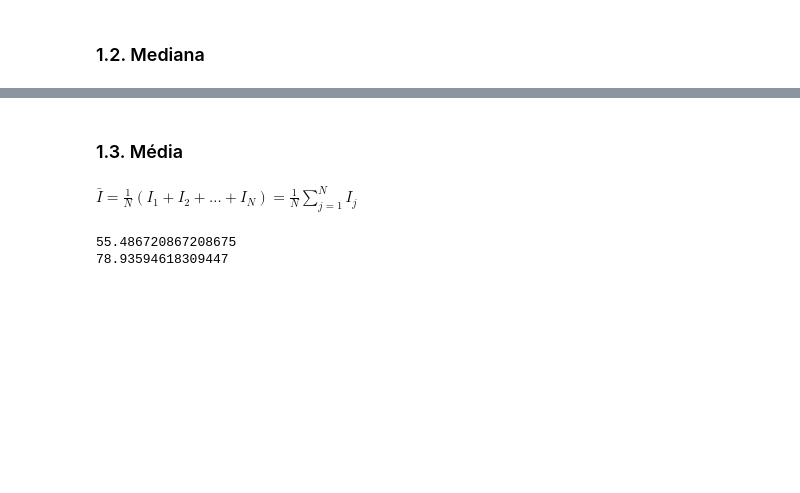
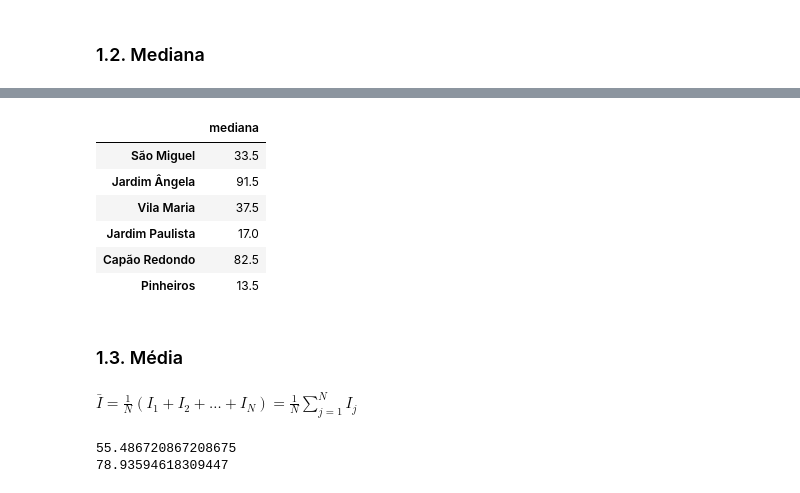
Before and after one commit to tecMTST/tutorial-de-dados, a Jupyter notebook: 06_expectativa-de-vida/15_medidas-de-tendencia-central.ipynb, the cells around one changed output, grey strips where cells are left out. Drawn from its saved outputs; the diff is of its cells as text; code cells hidden in the pictures; blank space fills up the shorter version.

```diff
--- a/06_expectativa-de-vida/15_medidas-de-tendencia-central.ipynb
+++ b/06_expectativa-de-vida/15_medidas-de-tendencia-central.ipynb
@@ -83,3 +126,18 @@ print(np.median(a = individuos))
+# %%
+mediana =pd.DataFrame({'mediana':np.median(obitos_por_distrito_df[distritos_selecionados[0]])},index=[distritos_selecionados[0]])
+
+for distrito in distritos_selecionados[1:]:
+    mediana=pd.concat([mediana,pd.DataFrame({'mediana':np.median(obitos_por_distrito_df[distrito])},index=[distrito])])
+
+mediana
+# %% [output]
+|  | mediana |
+| São Miguel | 33.5 |
+| Jardim Ângela | 91.5 |
+| Vila Maria | 37.5 |
+| Jardim Paulista | 17.0 |
+| Capão Redondo | 82.5 |
+| Pinheiros | 13.5 |
 # %% [markdown]
 <a id="media"></a>
 ### 1.3. Média
```
Also changed, not shown: parts of 13 cells of this notebook.
